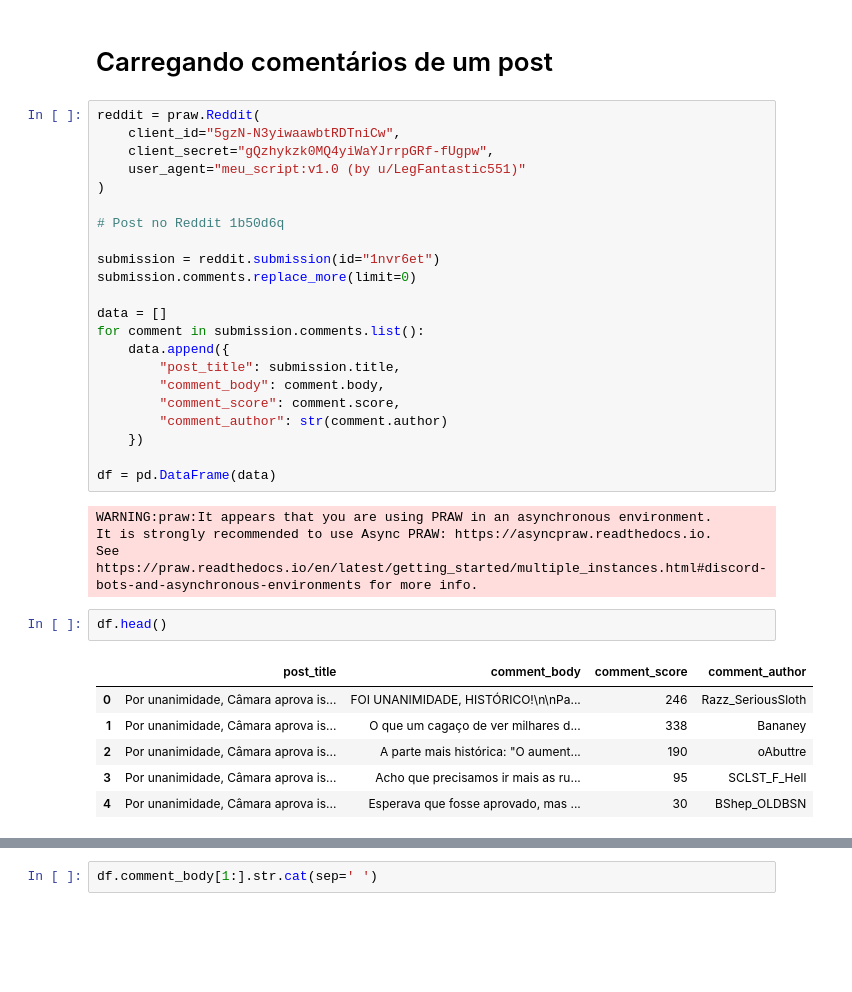
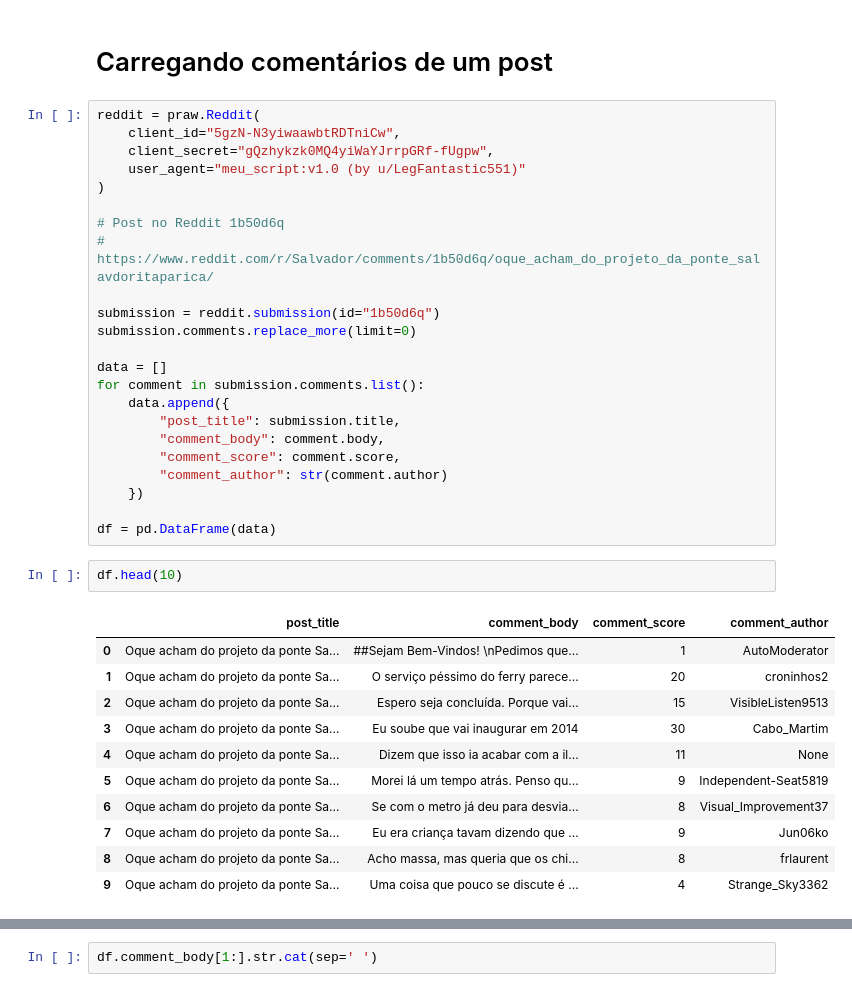
Before and after one commit to santos-luciano/reddit_collect, a Jupyter notebook: Web_Scrapping.ipynb, the cells around one changed output, grey strips where cells are left out. Cells and saved outputs as stored; diff of their text form; blank space fills up the shorter version.

```diff
--- a/Web_Scrapping.ipynb
+++ b/Web_Scrapping.ipynb
@@ -38,8 +20,9 @@ reddit = praw.Reddit(
 )
 
 # Post no Reddit 1b50d6q
+# https://www.reddit.com/r/Salvador/comments/1b50d6q/oque_acham_do_projeto_da_ponte_salavdoritaparica/
 
-submission = reddit.submission(id="1nvr6et")
+submission = reddit.submission(id="1b50d6q")
 submission.comments.replace_more(limit=0)
 
 data = []
@@ -52,16 +35,17 @@ for comment in submission.comments.list():
     })
 
 df = pd.DataFrame(data)
-# %% [output]
-WARNING:praw:It appears that you are using PRAW in an asynchronous environment.
-It is strongly recommended to use Async PRAW: https://asyncpraw.readthedocs.io.
-See https://praw.readthedocs.io/en/latest/getting_started/multiple_instances.html#discord-bots-and-asynchronous-environments for more info.
 # %%
-df.head()
+df.head(10)
 # %% [output]
 |  | post_title | comment_body | comment_score | comment_author |
-| 0 | Por unanimidade, Câmara aprova is... | FOI UNANIMIDADE, HISTÓRICO!\n\nPa... | 246 | Razz_SeriousSloth |
-| 1 | Por unanimidade, Câmara aprova is... | O que um cagaço de ver milhares d... | 338 | Bananey |
-| 2 | Por unanimidade, Câmara aprova is... | A parte mais histórica: "O aument... | 190 | oAbuttre |
-| 3 | Por unanimidade, Câmara aprova is... | Acho que precisamos ir mais as ru... | 95 | SCLST_F_Hell |
-| 4 | Por unanimidade, Câmara aprova is... | Esperava que fosse aprovado, mas ... | 30 | BShep_OLDBSN |
+| 0 | Oque acham do projeto da ponte Sa... | ##Sejam Bem-Vindos! \nPedimos que... | 1 | AutoModerator |
+| 1 | Oque acham do projeto da ponte Sa... | O serviço péssimo do ferry parece... | 20 | croninhos2 |
+| 2 | Oque acham do projeto da ponte Sa... | Espero seja concluída. Porque vai... | 15 | VisibleListen9513 |
+| 3 | Oque acham do projeto da ponte Sa... | Eu soube que vai inaugurar em 2014 | 30 | Cabo_Martim |
+| 4 | Oque acham do projeto da ponte Sa... | Dizem que isso ia acabar com a il... | 11 | None |
+| 5 | Oque acham do projeto da ponte Sa... | Morei lá um tempo atrás. Penso qu... | 9 | Independent-Seat5819 |
+| 6 | Oque acham do projeto da ponte Sa... | Se com o metro já deu para desvia... | 8 | Visual_Improvement37 |
+| 7 | Oque acham do projeto da ponte Sa... | Eu era criança tavam dizendo que ... | 9 | Jun06ko |
+| 8 | Oque acham do projeto da ponte Sa... | Acho massa, mas queria que os chi... | 8 | frlaurent |
+| 9 | Oque acham do projeto da ponte Sa... | Uma coisa que pouco se discute é ... | 4 | Strange_Sky3362 |
```
Also changed, not shown: parts of 5 cells of this notebook.
